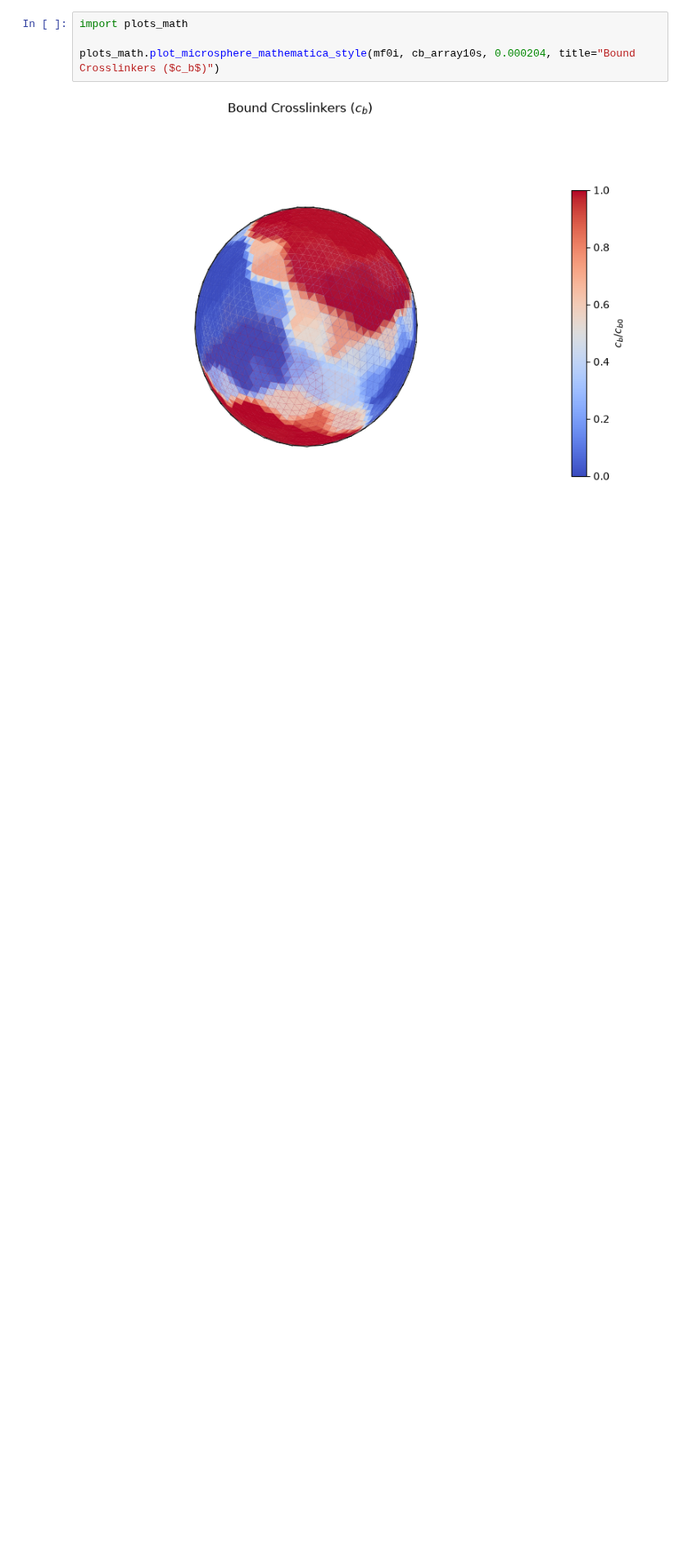
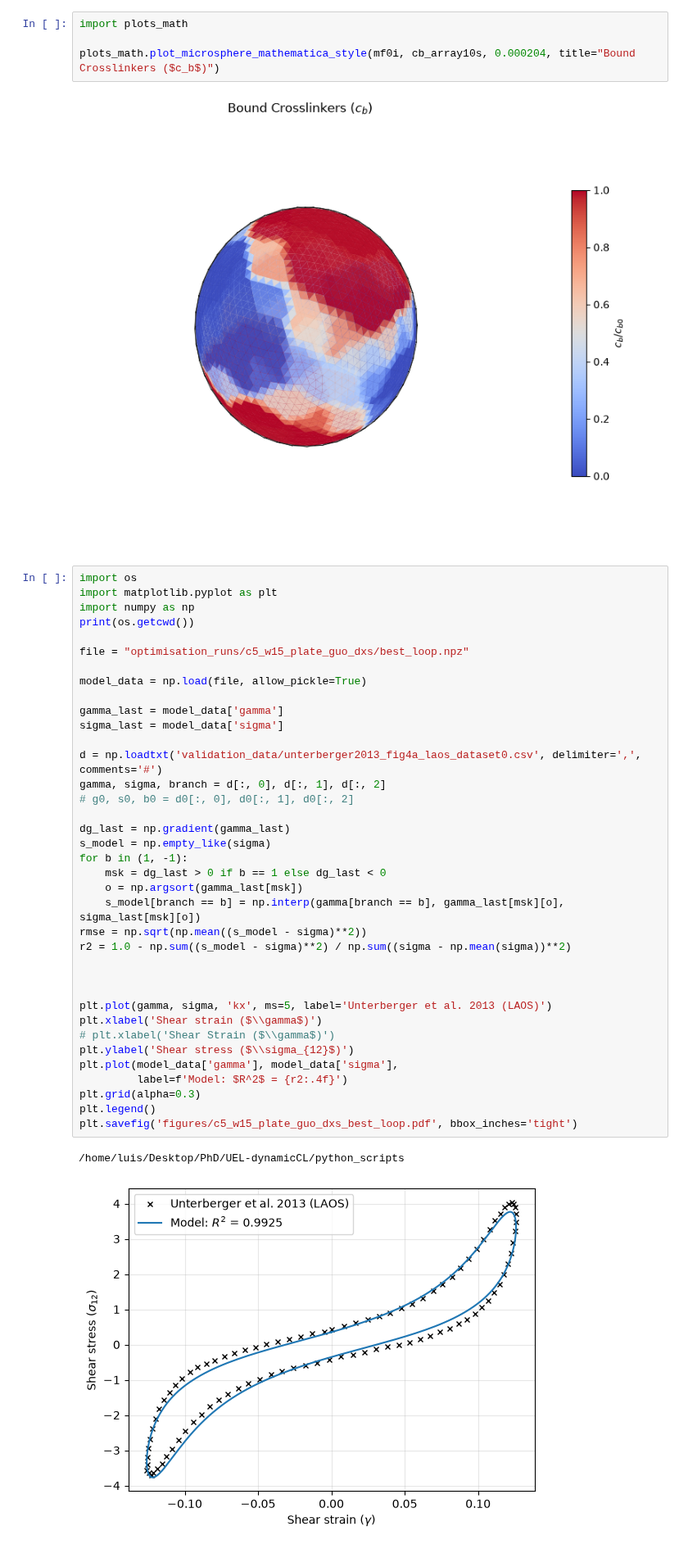
Before and after one commit to luisrlp/UEL-dynamicCL, a Jupyter notebook: python_scripts/kinetics.ipynb, the cells around one changed output. Shown at 82% size. Drawn from its saved outputs; the diff is of its cells as text; blank space fills up the shorter version.

```diff
--- a/python_scripts/kinetics.ipynb
+++ b/python_scripts/kinetics.ipynb
@@ -780,3 +780,43 @@ import plots_math
 plots_math.plot_microsphere_mathematica_style(mf0i, cb_array10s, 0.000204, title="Bound Crosslinkers ($c_b$)")
 # %% [output]
 [figure]
+# %%
+import os
+import matplotlib.pyplot as plt
+import numpy as np
+print(os.getcwd())
+
+file = "optimisation_runs/c5_w15_plate_guo_dxs/best_loop.npz"
+
+model_data = np.load(file, allow_pickle=True)
+
+gamma_last = model_data['gamma']
+sigma_last = model_data['sigma']
+
+d = np.loadtxt('validation_data/unterberger2013_fig4a_laos_dataset0.csv', delimiter=',', comments='#')
+gamma, sigma, branch = d[:, 0], d[:, 1], d[:, 2]
+# g0, s0, b0 = d0[:, 0], d0[:, 1], d0[:, 2]
+
+dg_last = np.gradient(gamma_last)
+s_model = np.empty_like(sigma)
+for b in (1, -1):
+    msk = dg_last > 0 if b == 1 else dg_last < 0
+    o = np.argsort(gamma_last[msk])
+    s_model[branch == b] = np.interp(gamma[branch == b], gamma_last[msk][o], sigma_last[msk][o])
+rmse = np.sqrt(np.mean((s_model - sigma)**2))
+r2 = 1.0 - np.sum((s_model - sigma)**2) / np.sum((sigma - np.mean(sigma))**2)
+
+
+
+plt.plot(gamma, sigma, 'kx', ms=5, label='Unterberger et al. 2013 (LAOS)')
+plt.xlabel('Shear strain ($\\gamma$)')
+# plt.xlabel('Shear Strain ($\\gamma$)')
+plt.ylabel('Shear stress ($\\sigma_{12}$)')
+plt.plot(model_data['gamma'], model_data['sigma'],
+         label=f'Model: $R^2$ = {r2:.4f}')
+plt.grid(alpha=0.3)
+plt.legend()
+plt.savefig('figures/c5_w15_plate_guo_dxs_best_loop.pdf', bbox_inches='tight')
+# %% [output]
+/home/luis/Desktop/PhD/UEL-dynamicCL/python_scripts
+[figure, added]
```
Also changed, not shown: parts of 1 cell of this notebook, 11 other files.
